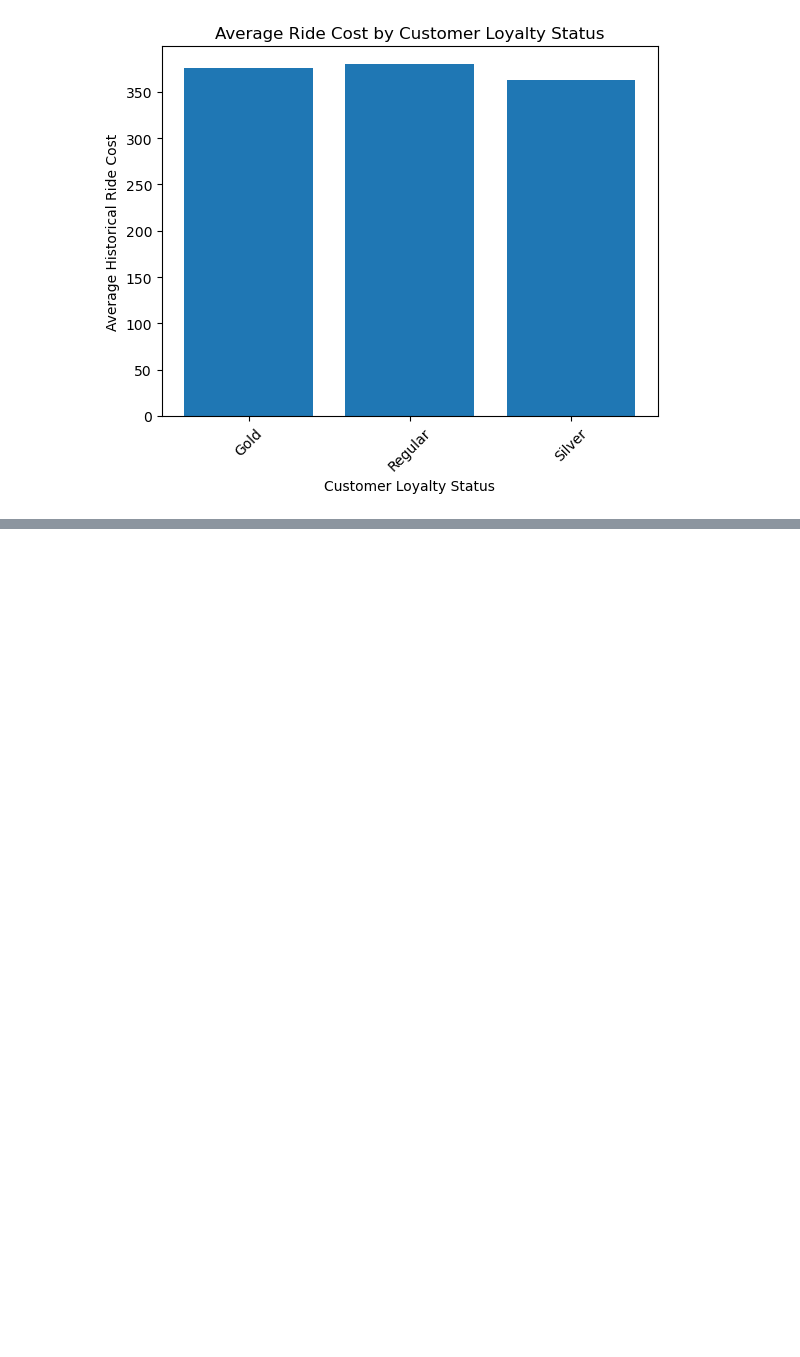
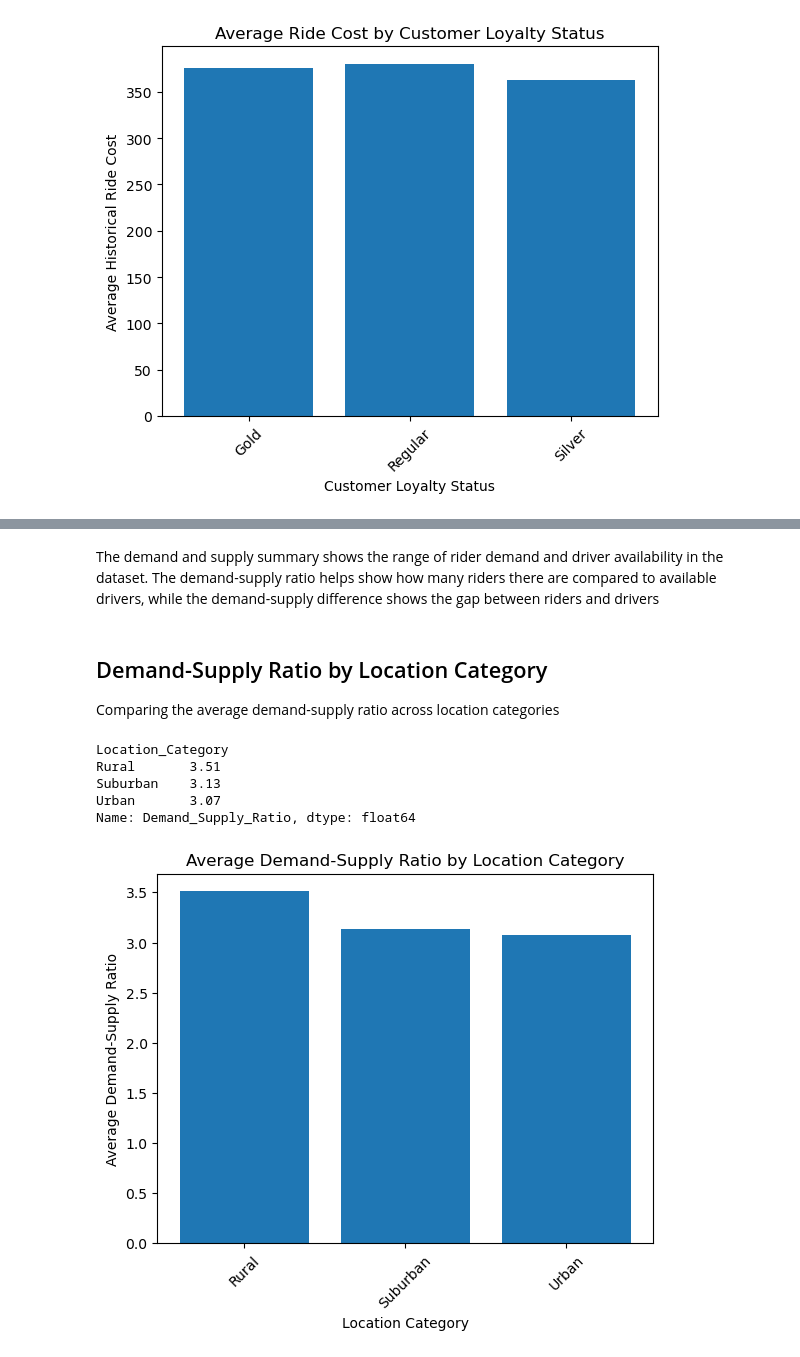
Before and after one commit to victoriabotezatu/dynamic-pricing-project, a Jupyter notebook: Notebooks /02_eda.ipynb, the cells around one changed output, grey strips where cells are left out. Drawn from its saved outputs; the diff is of its cells as text; code cells hidden in the pictures; blank space fills up the shorter version.

Commit message:
Add demand and supply analysis

```diff
--- a/Notebooks /02_eda.ipynb
+++ b/Notebooks /02_eda.ipynb
@@ -239,0 +256,25 @@ plt.show()
+# %% [markdown]
+The demand and supply summary shows the range of rider demand and driver availability in the dataset. The demand-supply ratio helps show how many riders there are compared to available drivers, while the demand-supply difference shows the gap between riders and drivers
+# %% [markdown]
+## Demand-Supply Ratio by Location Category
+
+Comparing the average demand-supply ratio across location categories
+# %%
+location_ratio = df.groupby("Location_Category")["Demand_Supply_Ratio"].mean().round(2)
+location_ratio
+# %% [output]
+Location_Category
+Rural       3.51
+Suburban    3.13
+Urban       3.07
+Name: Demand_Supply_Ratio, dtype: float64
+# %%
+plt.bar(location_ratio.index, location_ratio.values)
+
+plt.title("Average Demand-Supply Ratio by Location Category")
+plt.xlabel("Location Category")
+plt.ylabel("Average Demand-Supply Ratio")
+plt.xticks(rotation=45)
+plt.show()
+# %% [output]
+[figure, added]
```
Also changed, not shown: parts of 10 cells of this notebook.
